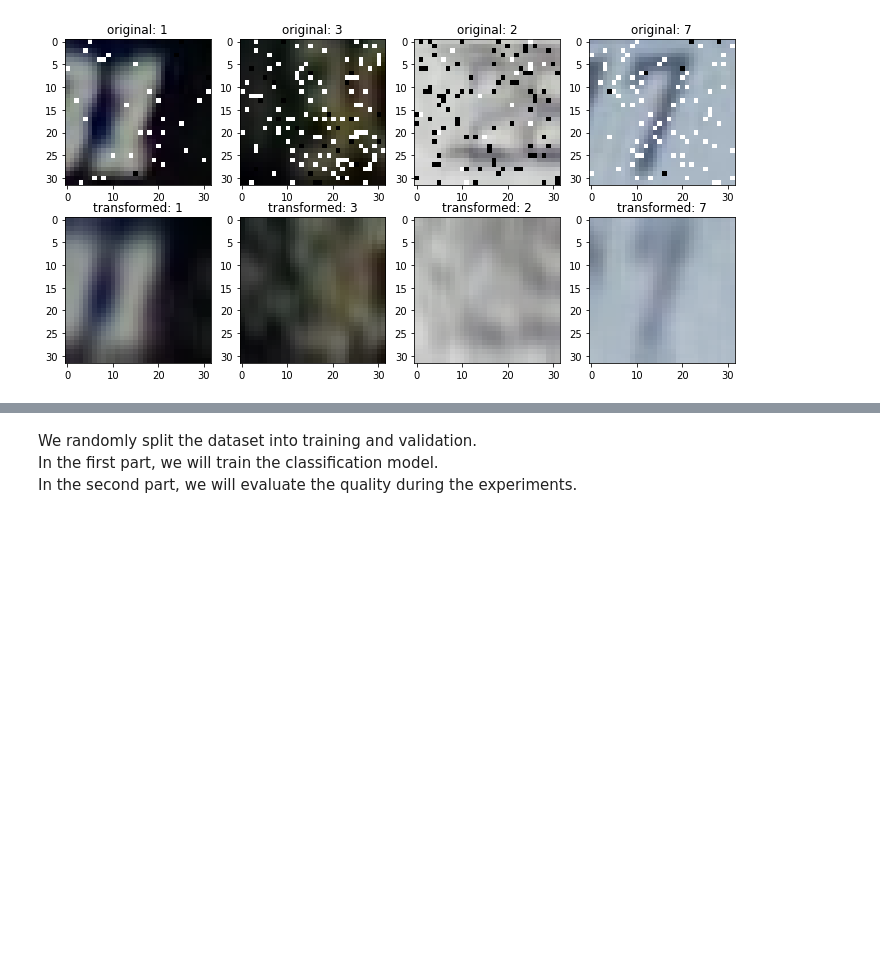
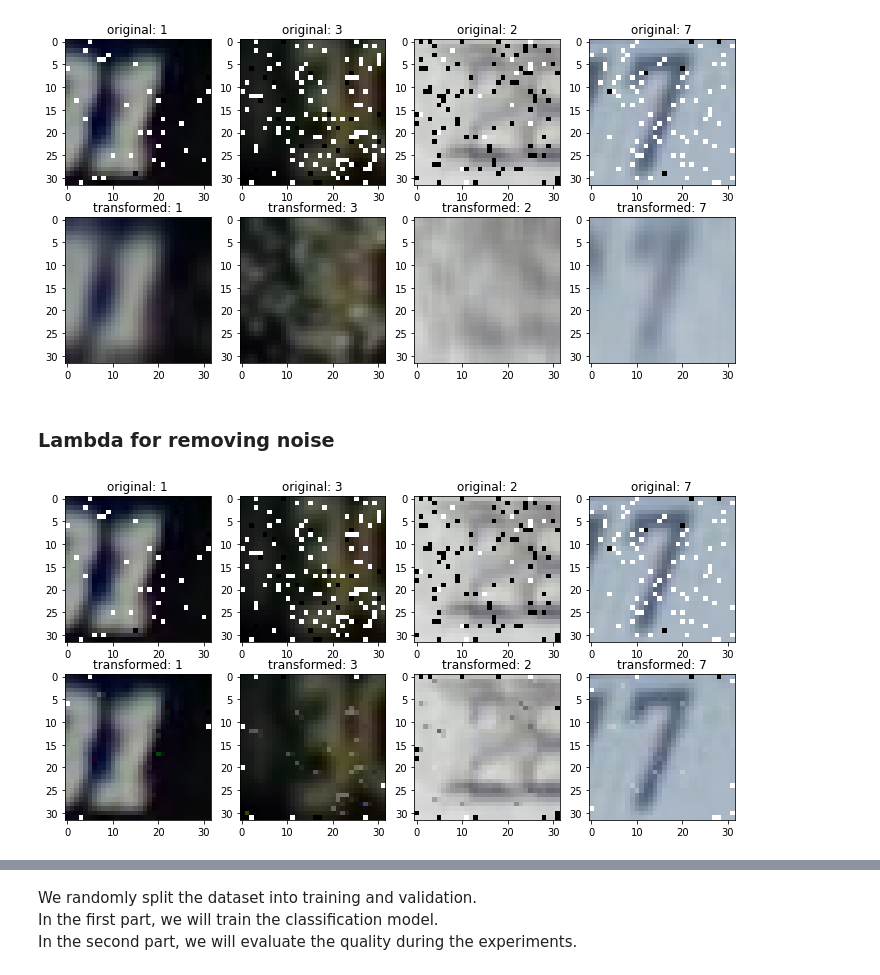
Before and after one commit to NickThe1/image-classification, a Jupyter notebook: classcnn.ipynb, the cells around one changed output, grey strips where cells are left out. Cells and saved outputs as stored; diff of their text form; code cells hidden in the pictures; blank space fills up the shorter version.

```diff
--- a/classcnn.ipynb
+++ b/classcnn.ipynb
@@ -228,3 +245,30 @@ for i in range(4):
     plt.imshow(torch.moveaxis(data[i][0].squeeze(), 0, 2))
 # %% [output]
 [figure]
+# %% [markdown]
+### Lambda for removing noise
+# %%
+def remove_noise(data):
+    for j in range(len(data)): # chanel iterator
+        for k in range(len(data[0])): # row iterator
+            for m in range(len(data[0][0])):
+                if k !=0 and m !=0 and k != len(data[0]) - 1 and m != len(data[0][0]) - 1:
+                    if data[j][k][m] == 0 or data[j][k][m] == 1:
+                        data[j][k][m] = (data[j][k-1][m-1] + data[j][k+1][m+1] + data[j][k][m-1] + data[j][k][m+1]) / 4
+    return data
+# %%
+noise_removal = T.Lambda(remove_noise)
+noiseless_imgs = [noise_removal(data[i][0]) for i in range(4)]
+
+figure = plt.figure(figsize=(12, 12))
+for i, img in enumerate(noiseless_imgs):
+    figure.add_subplot(1, 4, i+1)
+    plt.title("transformed: " + str(data[i][1]))
+    plt.imshow(torch.moveaxis(img.squeeze(), 0, 2))
+
+for i in range(4):
+    figure.add_subplot(2, 4, i+1)
+    plt.title("original: " + str(data[i][1]))
+    plt.imshow(torch.moveaxis(data[i][0].squeeze(), 0, 2))
+# %% [output]
+[figure, added]
```
Also changed, not shown: parts of 26 cells of this notebook.
